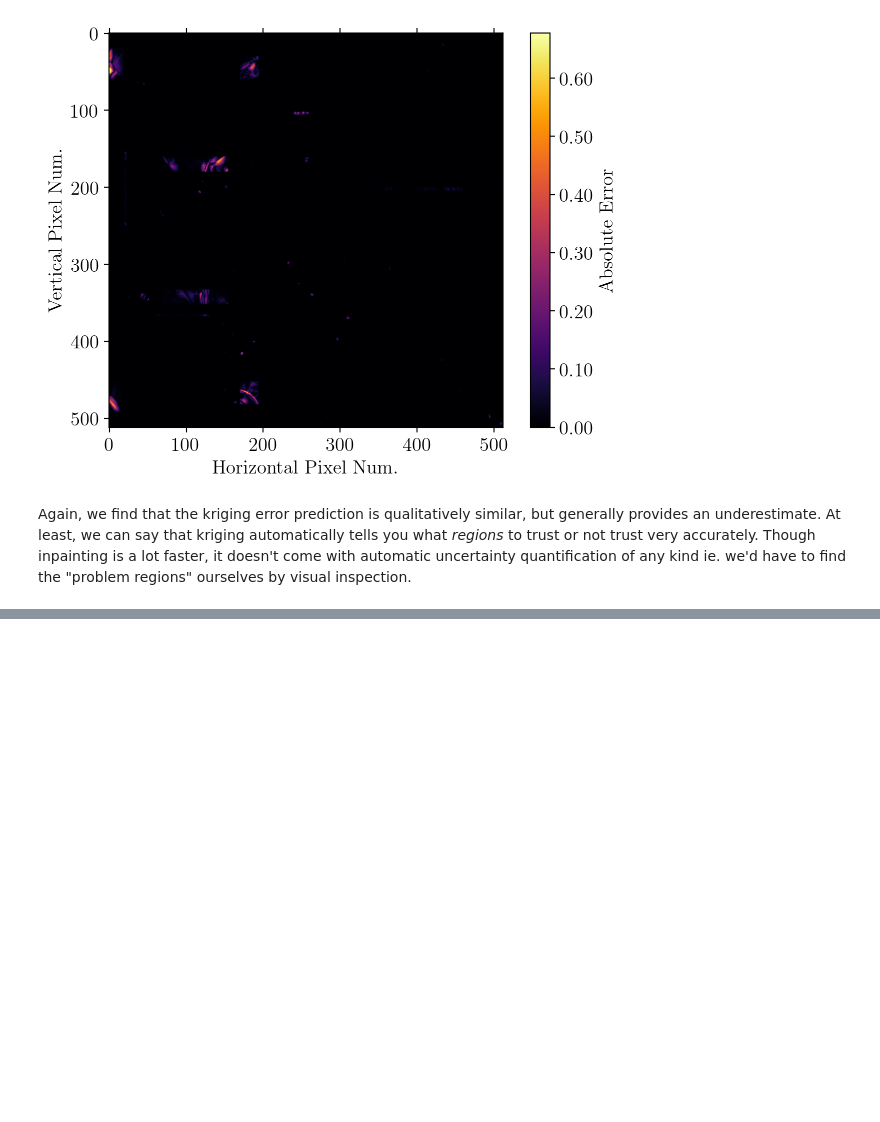
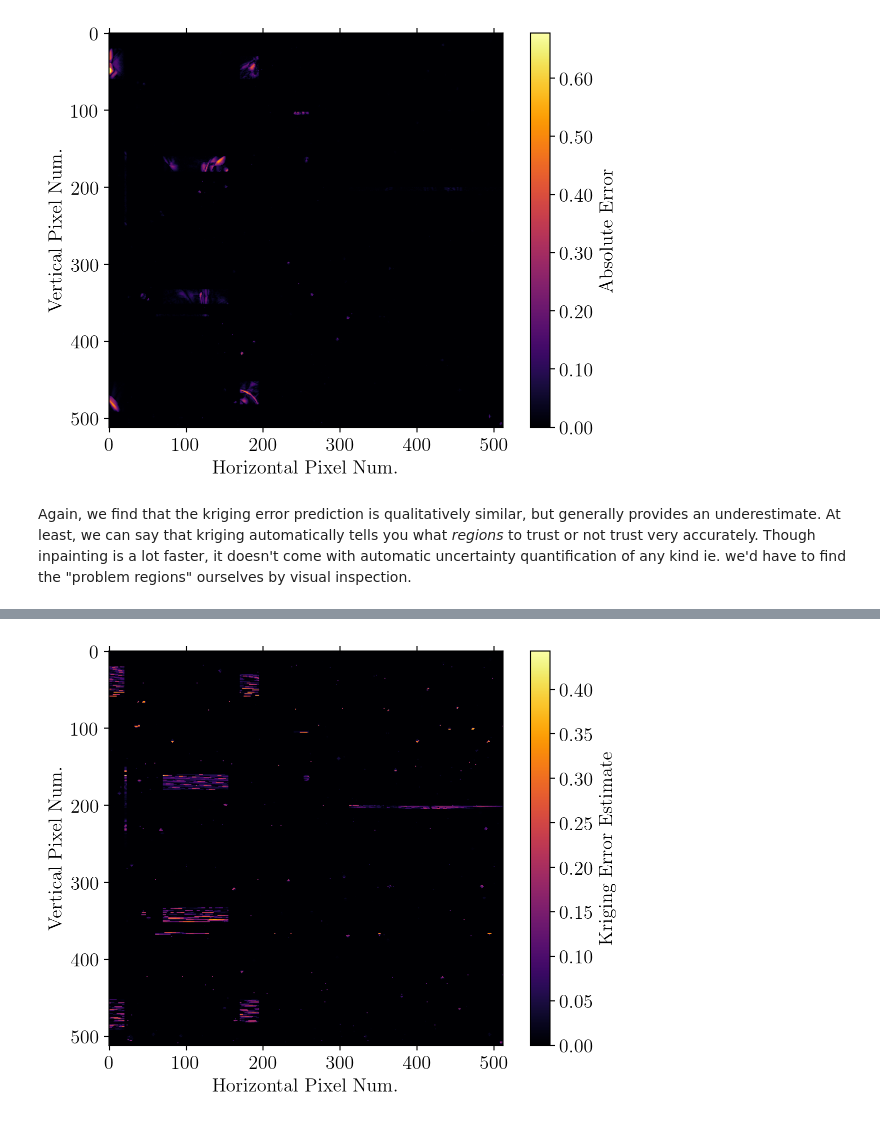
Before and after one commit to ageorgemorgan/learning_geostats, a Jupyter notebook: kriging_images.ipynb, the cells around one changed output, grey strips where cells are left out. Drawn from its saved outputs; the diff is of its cells as text; code cells hidden in the pictures; blank space fills up the shorter version.

```diff
--- a/kriging_images.ipynb
+++ b/kriging_images.ipynb
@@ -550,0 +745,40 @@ TODO:
+# %%
+# plot theoretical predictions of kriging error
+fig, ax = plt.subplots(ncols=1, nrows=1)
+
+aloc_kriging_error = np.zeros_like(image_orig)
+
+std_data = np.squeeze(std_data)
+
+cnt = 0
+
+for pixel in pred_pixels:
+
+    if coord_to_label(pixel) in failed_pixel_labels: # convert to labels bcz python prefers logic with scalars
+
+        aloc_kriging_error[pixel[1], pixel[0]] = None
+
+    else:
+        std = std_data[cnt]
+        aloc_kriging_error[pixel[1], pixel[0]] = std
+        cnt+=1
+
+last = ax.imshow(aloc_kriging_error, cmap='inferno')
+
+plt.xlabel(r"Horizontal Pixel Num.", fontsize=14, color = textcolor)
+plt.ylabel(r"Vertical Pixel Num.", fontsize=14, color=textcolor)
+
+plt.tick_params(axis='x', which='both', top='off', color = textcolor)
+plt.xticks(fontsize=14, rotation=0, color = textcolor)
+plt.yticks(fontsize=14, rotation=0, color = textcolor)
+
+cbar = plt.colorbar(last,  format='%.2f',fraction=0.046, pad=0.05)
+cbar.ax.tick_params(labelsize=14, color=textcolor)
+cbar.ax.set_ylabel(r'Kriging Error Estimate', fontsize=14, color=textcolor)
+cbytick_obj = plt.getp(cbar.ax.axes, 'yticklabels')
+plt.setp(cbytick_obj, color=textcolor)
+
+fig.tight_layout()
+plt.show()
+# %% [output]
+[figure, added]
```
Also changed, not shown: parts of 19 cells of this notebook.
